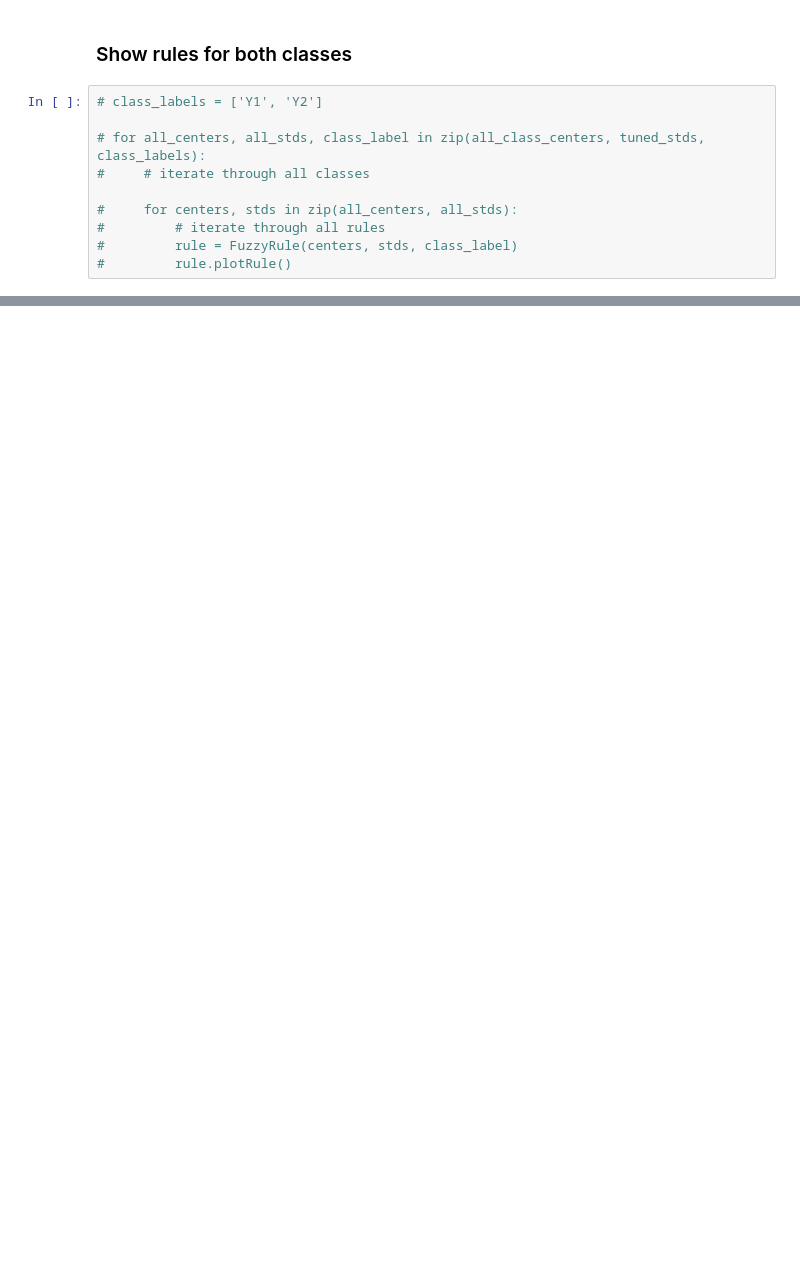
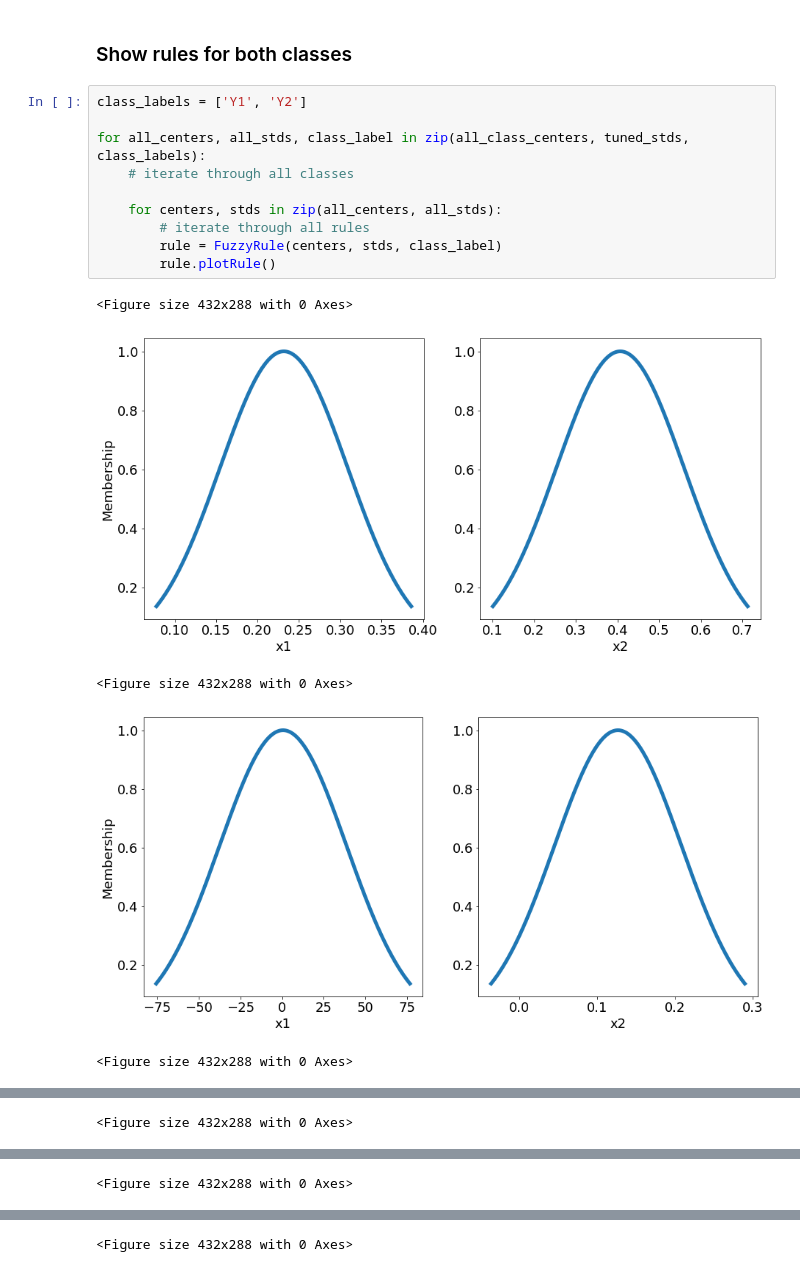
Before and after one commit to Donkeybobo/fuzzyclustering, a Jupyter notebook: analysis.ipynb, the cells around one changed output, grey strips where cells are left out. Saved outputs shown, nothing was run; the diff lists cells and outputs as text; blank space fills up the shorter version.

```diff
--- a/analysis.ipynb
+++ b/analysis.ipynb
@@ -129,12 +147,18 @@ tuned_stds
 # %% [markdown]
 ### Show rules for both classes
 # %%
-# class_labels = ['Y1', 'Y2']
+class_labels = ['Y1', 'Y2']
 
-# for all_centers, all_stds, class_label in zip(all_class_centers, tuned_stds, class_labels):
-#     # iterate through all classes
+for all_centers, all_stds, class_label in zip(all_class_centers, tuned_stds, class_labels):
+    # iterate through all classes
 
-#     for centers, stds in zip(all_centers, all_stds):
-#         # iterate through all rules
-#         rule = FuzzyRule(centers, stds, class_label)
-#         rule.plotRule()
+    for centers, stds in zip(all_centers, all_stds):
+        # iterate through all rules
+        rule = FuzzyRule(centers, stds, class_label)
+        rule.plotRule()
+# %% [output]
+<Figure size 432x288 with 0 Axes>
+[figure, added]
+<Figure size 432x288 with 0 Axes>
+[figure, added]
+<Figure size 432x288 with 0 Axes>
@@ -140,0 +166 @@ tuned_stds
+<Figure size 432x288 with 0 Axes>
@@ -140,0 +168 @@ tuned_stds
+<Figure size 432x288 with 0 Axes>
@@ -140,0 +170 @@ tuned_stds
+<Figure size 432x288 with 0 Axes>
```
Also changed, not shown: parts of 14 cells of this notebook.
